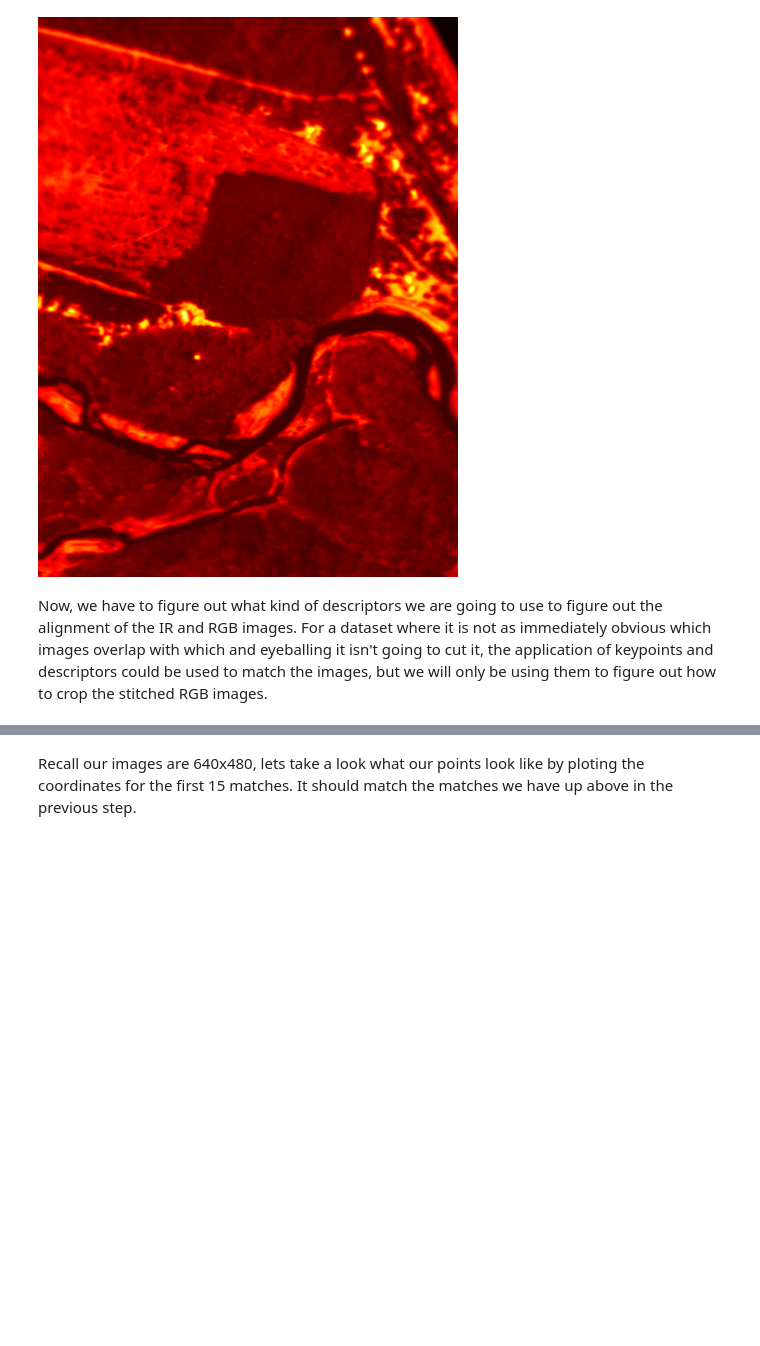
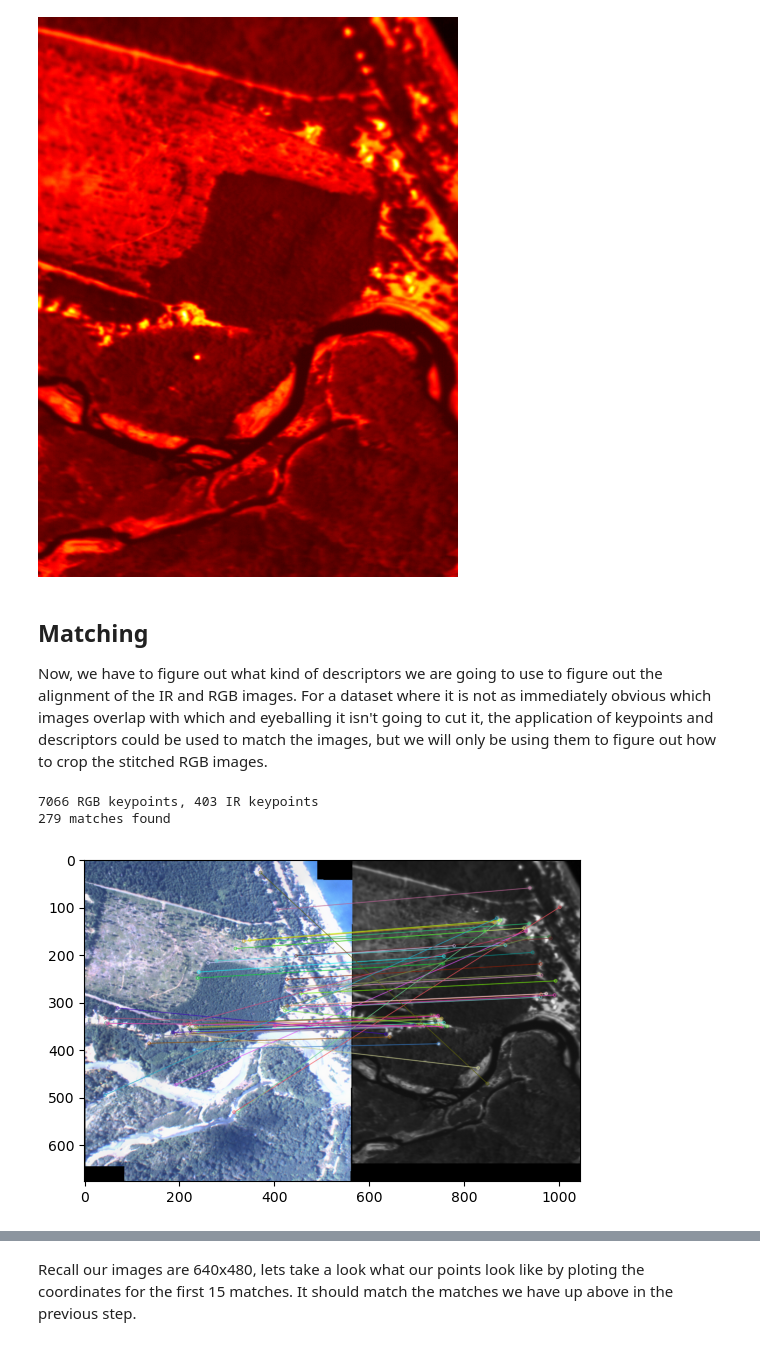
Before and after one commit to StefanTodoran/elwha-segmentation, a Jupyter notebook: book/chapters/realignment.ipynb, the cells around one changed output, grey strips where cells are left out. Drawn from its saved outputs; the diff is of its cells as text; code cells hidden in the pictures; blank space fills up the shorter version.

```diff
--- a/book/chapters/realignment.ipynb
+++ b/book/chapters/realignment.ipynb
@@ -63,6 +63,7 @@ Examining the format will help us figure out how to use the data.
 raw_images = airborne_data[airborne_keys[3]]
 print(type(raw_images))
 print(raw_images.shape)
+num_images = raw_images.shape[2]
 # %% [output]
 <class 'numpy.ndarray'>
 (640, 480, 25, 3)
@@ -133,4 +133,6 @@ im.open("../out/airborne_ir_2.png")
 # %% [output]
 [figure]
 # %% [markdown]
+## Matching
+
 Now, we have to figure out what kind of descriptors we are going to use to figure out the alignment of the IR and RGB images. For a dataset where it is not as immediately obvious which images overlap with which and eyeballing it isn't going to cut it, the application of keypoints and descriptors could be used to match the images, but we will only be using them to figure out how to crop the stitched RGB images.
@@ -146,0 +142,26 @@ kp2, des2 = orb.detectAndCompute(imir, None)
+# %%
+# Initiate BRISK detector
+brisk = cv2.BRISK_create()
+
+# find the keypoints and descriptors with BRISK, no mask
+kp1, des1 = brisk.detectAndCompute(imrgb, None)
+kp2, des2 = brisk.detectAndCompute(imir, None)
+print(f"{len(kp1)} RGB keypoints, {len(kp2)} IR keypoints")
+
+# create BFMatcher object
+bf = cv2.BFMatcher(cv2.NORM_HAMMING, crossCheck=True)
+
+# Match descriptors
+matches = bf.match(des1, des2)
+print(len(matches), "matches found")
+
+# Sort them in the order of their distance
+matches = sorted(matches, key = lambda x:x.distance)
+
+vis = cv2.drawMatches(imrgb, kp1, imir, kp2, matches[:50], None, flags=cv2.DrawMatchesFlags_NOT_DRAW_SINGLE_POINTS)
+plt.imshow(vis)
+plt.show()
+# %% [output]
+7066 RGB keypoints, 403 IR keypoints
+279 matches found
+[figure, added]
```
Also changed, not shown: parts of 27 cells of this notebook, 50 other files.
